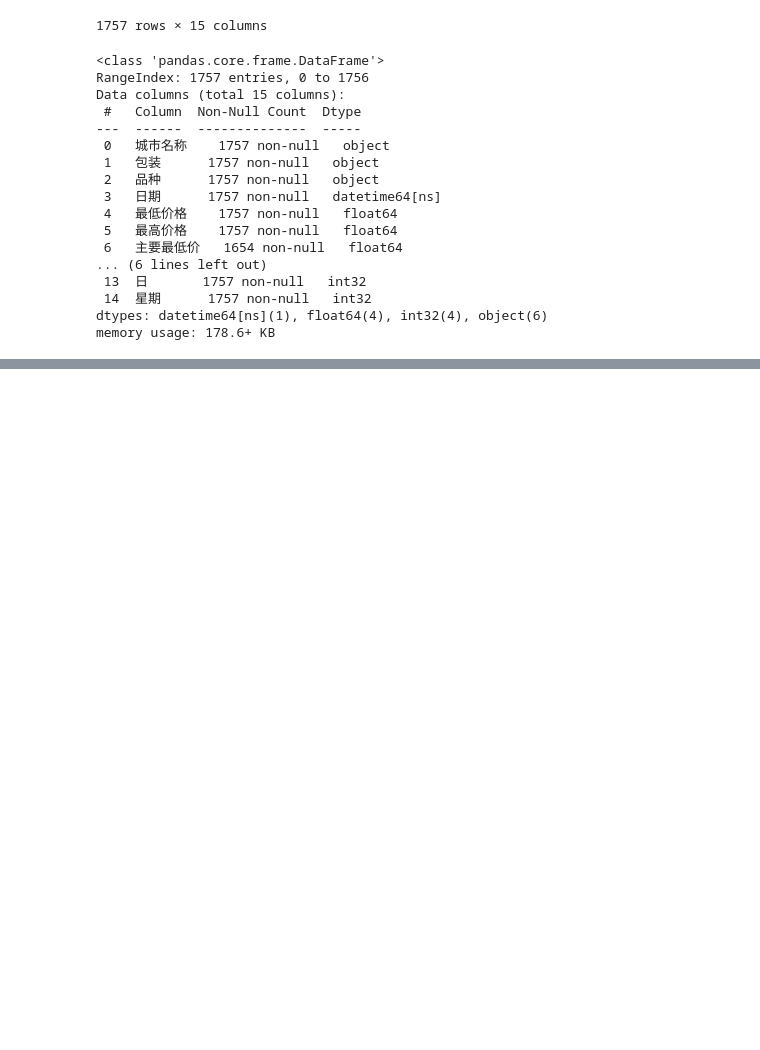
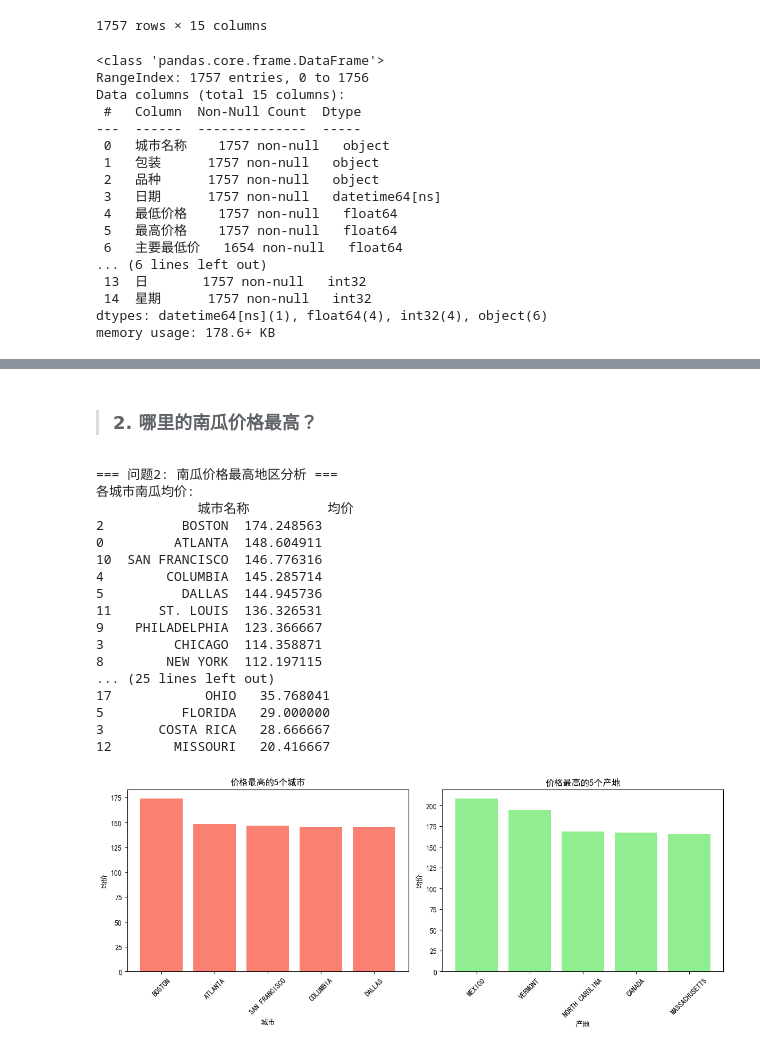
Before and after one commit to liushisi7/liushisi7_xiaoxueqi_renmeng, a Jupyter notebook: 作业二/matplotlib_数据可视化.ipynb, the cells around one changed output, grey strips where cells are left out. Saved outputs shown, nothing was run; the diff lists cells and outputs as text; code cells hidden in the pictures; blank space fills up the shorter version.

```diff
--- a/作业二/matplotlib_数据可视化.ipynb
+++ b/作业二/matplotlib_数据可视化.ipynb
@@ -242,0 +366,53 @@ data.describe()
+# %% [markdown]
+>### 2. 哪里的南瓜价格最高？
+# %%
+print("\n=== 问题2: 南瓜价格最高地区分析 ===")
+# 按城市计算均价
+city_price = data.groupby('城市名称')['均价'].mean().reset_index()
+city_price = city_price.sort_values('均价', ascending=False)
+print("各城市南瓜均价:")
+print(city_price)
+
+# 按产地计算均价
+origin_price = data.groupby('产地')['均价'].mean().reset_index()
+origin_price = origin_price.sort_values('均价', ascending=False)
+print("\n各产地南瓜均价:")
+print(origin_price)
+
+# 可视化价格最高的城市和产地
+plt.figure(figsize=(12, 5))
+plt.subplot(1, 2, 1)
+plt.bar(city_price.head(5)['城市名称'], city_price.head(5)['均价'], color='salmon')
+plt.title('价格最高的5个城市')
+plt.xlabel('城市')
+plt.ylabel('均价')
+plt.xticks(rotation=45)
+
+plt.subplot(1, 2, 2)
+plt.bar(origin_price.head(5)['产地'], origin_price.head(5)['均价'], color='lightgreen')
+plt.title('价格最高的5个产地')
+plt.xlabel('产地')
+plt.ylabel('均价')
+plt.xticks(rotation=45)
+plt.tight_layout()
+plt.savefig('image/highest_price.png')
+plt.show()
+# %% [output]
+=== 问题2: 南瓜价格最高地区分析 ===
+各城市南瓜均价:
+             城市名称          均价
+2          BOSTON  174.248563
+0         ATLANTA  148.604911
+10  SAN FRANCISCO  146.776316
+4        COLUMBIA  145.285714
+5          DALLAS  144.945736
+11      ST. LOUIS  136.326531
+9    PHILADELPHIA  123.366667
+3         CHICAGO  114.358871
+8        NEW YORK  112.197115
+... (25 lines left out)
+17            OHIO   35.768041
+5          FLORIDA   29.000000
+3       COSTA RICA   28.666667
+12        MISSOURI   20.416667
+[figure, added]
```
Also changed, not shown: parts of 33 cells of this notebook, 6 other files.
